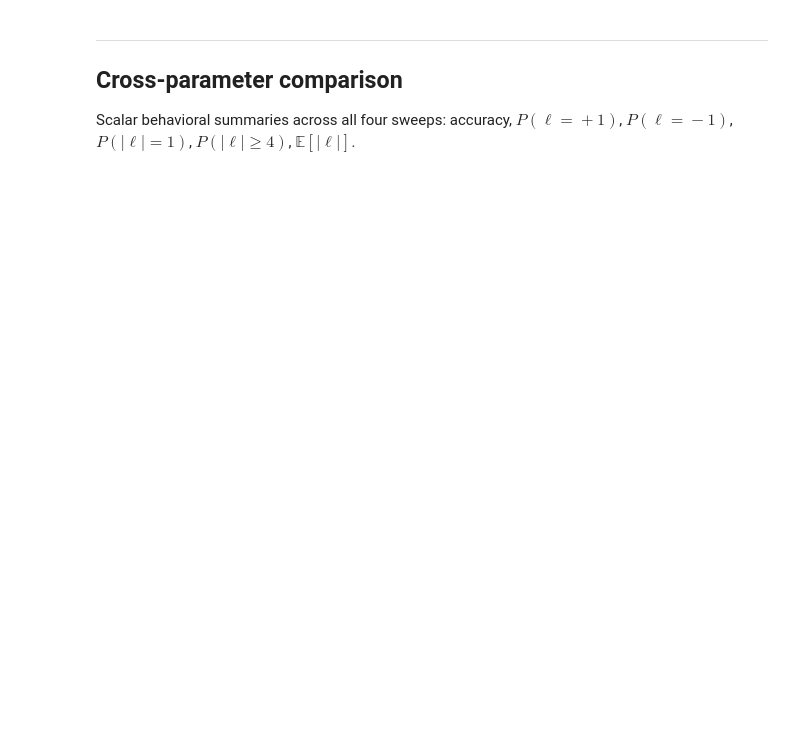
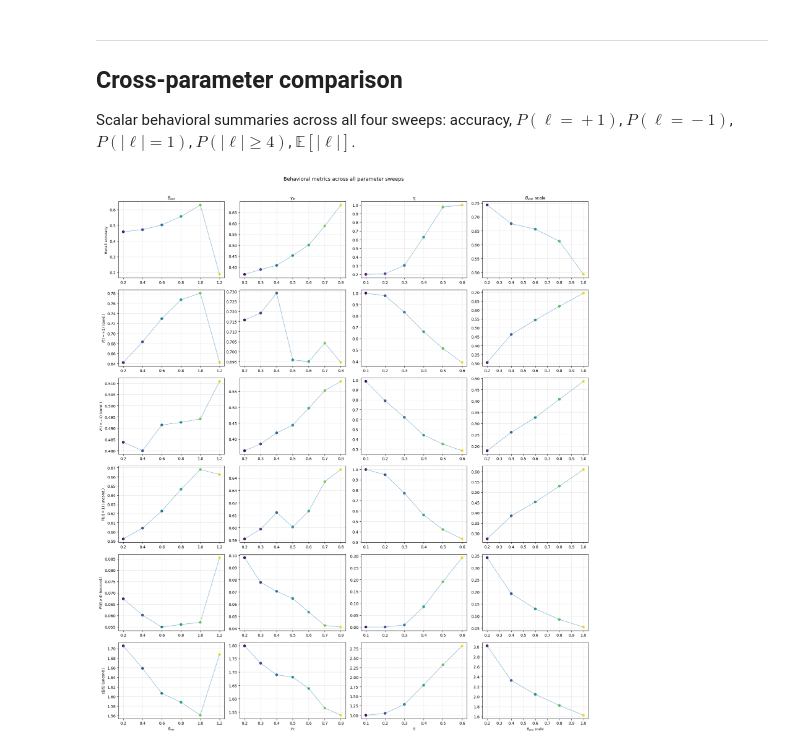
Before and after one commit to beaverjuly/PTSD_MemorySegmentation, a Jupyter notebook: external/CMR_SEM/CMR_multiParameterSweep/behavioral_metrics.ipynb, the cells around one changed output. Cells and saved outputs as stored; diff of their text form; code cells hidden in the pictures; blank space fills up the shorter version.

```diff
--- a/external/CMR_SEM/CMR_multiParameterSweep/behavioral_metrics.ipynb
+++ b/external/CMR_SEM/CMR_multiParameterSweep/behavioral_metrics.ipynb
@@ -222,37 +306,37 @@ row_specs = [
     ("Recall accuracy",
      lambda rs: recall_accuracy(rs, N=N, unique=True)),
     (r"$P(\ell=+1)$ (cond.)",
-     lambda rs: conditional_forward_lag_rates(
-         *lag_crp_with_counts(rs, N)[::2], 4)[0]),
+     lambda rs: cond_p_lag_plus1(rs, k=4)),
     (r"$P(\ell=-1)$ (cond.)",
-     lambda rs: conditional_backward_lag_rates(
-         *lag_crp_with_counts(rs, N)[::2], 4)[0]),
+     lambda rs: cond_p_lag_minus1(rs, k=4)),
     (r"$P(|\ell|=1)$ (uncond.)",
      lambda rs: unconditional_transition_summaries(rs, 4)[0]),
     (r"$P(|\ell|\geq 4)$ (uncond.)",
      lambda rs: unconditional_transition_summaries(rs, 4)[1]),
     (r"$\mathbb{E}[|\ell|]$ (uncond.)",
      lambda rs: unconditional_transition_summaries(rs, 4)[2]),
 ]
 
 for col, (sweep, grid, label) in enumerate(sweeps):
     grid = np.asarray(grid, dtype=float)
     colors, norm, cmap = make_sweep_colors(grid)
 
     for row, (ylabel, metric_fn) in enumerate(row_specs):
         ax = axs[row, col]
         y = np.array([
             metric_fn(_get_sweep_entry(sweep, v)["recall_sims"])
             for v in grid], dtype=float)
         line_with_colored_points(ax, grid, y, colors)
         ax.grid(alpha=0.3)
         if row == 0:
             ax.set_title(label, fontsize=11)
         if col == 0:
             ax.set_ylabel(ylabel, fontsize=9)
         if row == len(row_specs) - 1:
             ax.set_xlabel(label, fontsize=9)
 
 fig.suptitle("Behavioral metrics across all parameter sweeps", fontsize=13, y=1.01)
 fig.tight_layout()
 plt.show()
+# %% [output]
+[figure, added]
```
Also changed, not shown: parts of 32 cells of this notebook, 3 other files.
